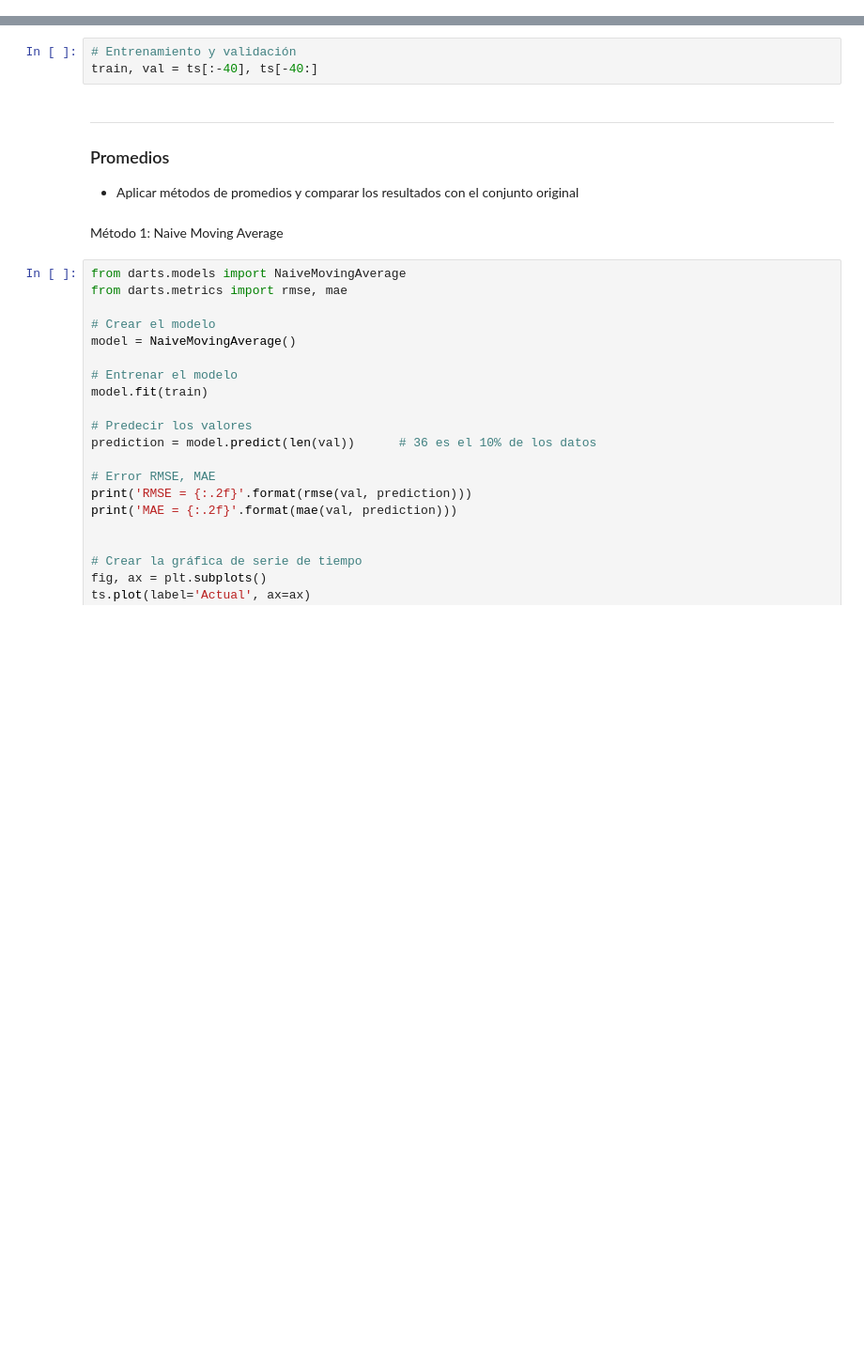
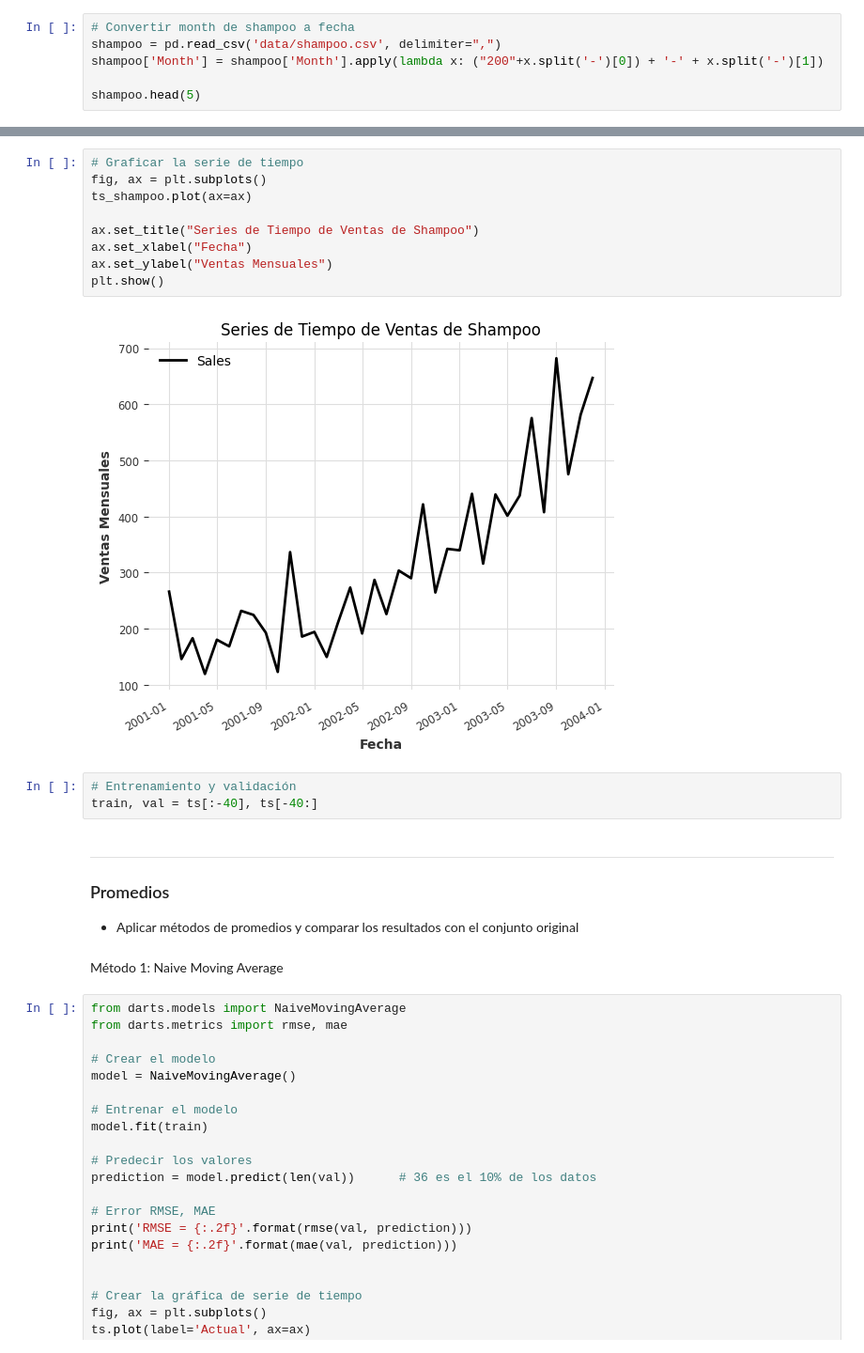
Before and after one commit to 20Candy/lab3_dataScience, a Jupyter notebook: ejercicio1_births.ipynb, the cells around one changed output, grey strips where cells are left out. Shown: that part at 94% size. Drawn from its saved outputs; the diff is of its cells as text; blank space fills up the shorter version.

```diff
--- a/ejercicio1_births.ipynb
+++ b/ejercicio1_births.ipynb
@@ -30,0 +46,6 @@ dataframe.head(10)
+# %%
+# Convertir month de shampoo a fecha
+shampoo = pd.read_csv('data/shampoo.csv', delimiter=",")
+shampoo['Month'] = shampoo['Month'].apply(lambda x: ("200"+x.split('-')[0]) + '-' + x.split('-')[1])
+
+shampoo.head(5)
@@ -45,3 +100,14 @@ plt.show()
+# %%
+# Graficar la serie de tiempo
+fig, ax = plt.subplots()
+ts_shampoo.plot(ax=ax)
+
+ax.set_title("Series de Tiempo de Ventas de Shampoo")
+ax.set_xlabel("Fecha")
+ax.set_ylabel("Ventas Mensuales")
+plt.show()
+# %% [output]
+[figure, added]
 # %%
 # Entrenamiento y validación
 train, val = ts[:-40], ts[-40:]
```
Also changed, not shown: parts of 15 cells of this notebook.
